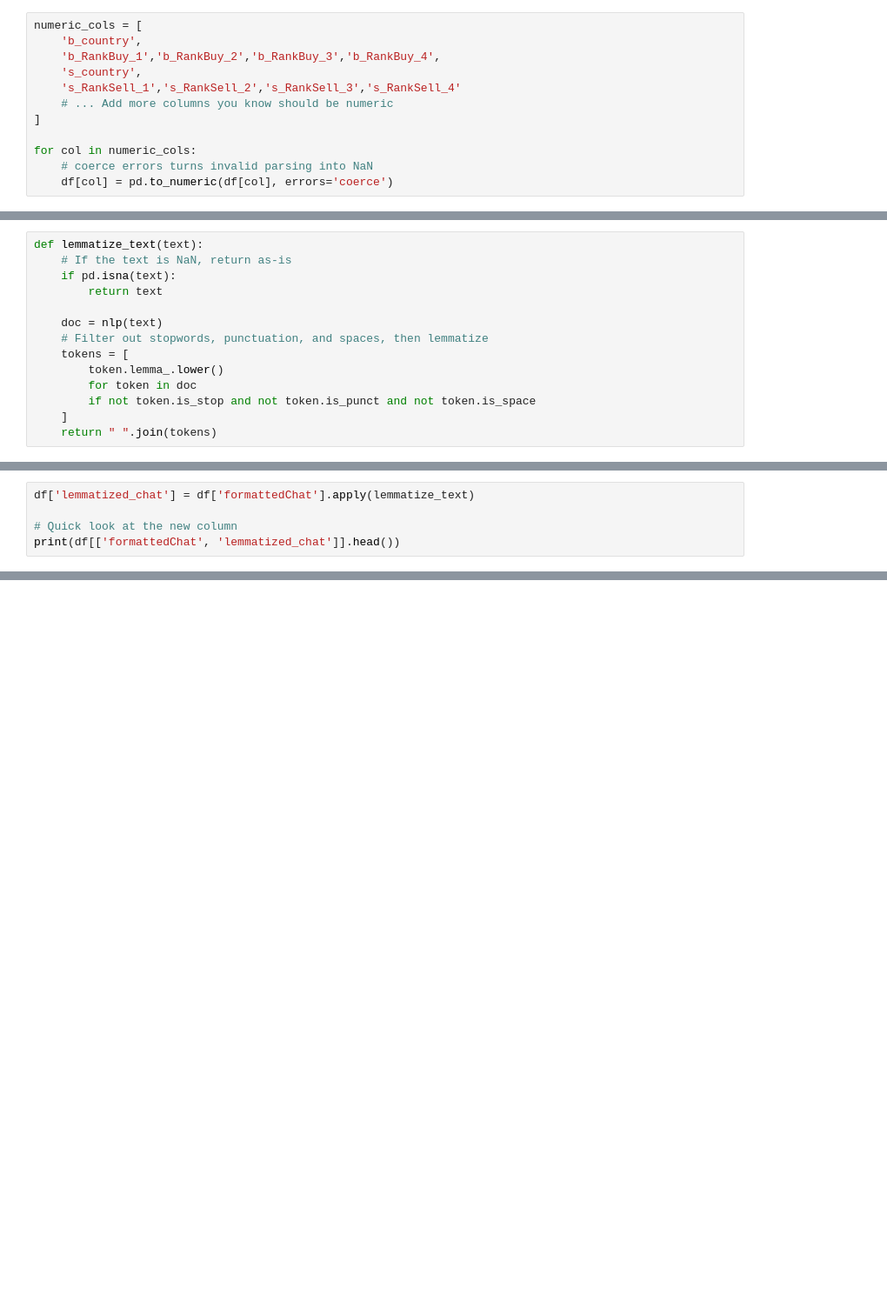
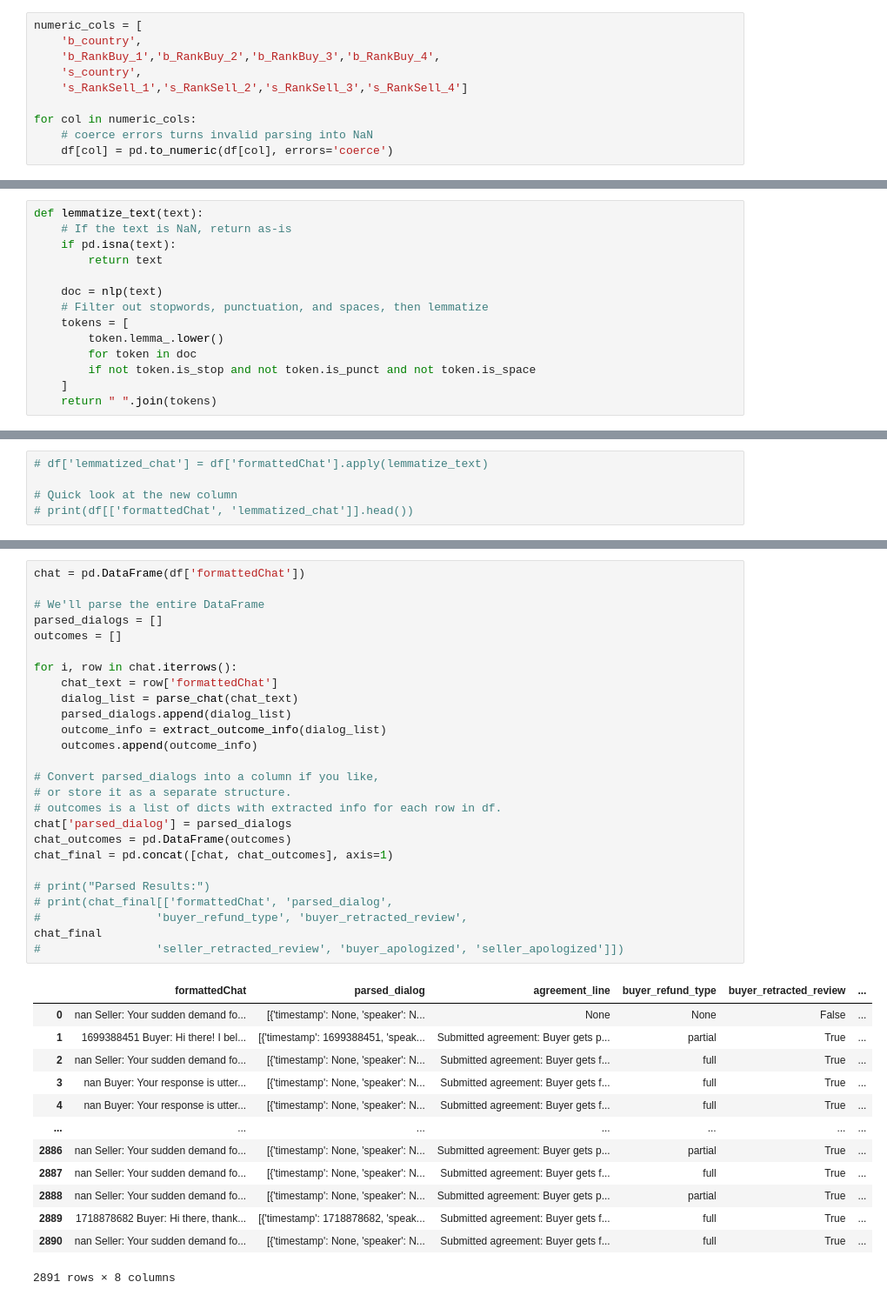
Before and after one commit to mishkin101/ConvoKit_Disputes, a Jupyter notebook: src/explore_py.ipynb, the cells around one changed output, grey strips where cells are left out. Shown: that part at 87% size. Cells and saved outputs as stored; diff of their text form; blank space fills up the shorter version.

```diff
--- a/src/explore_py.ipynb
+++ b/src/explore_py.ipynb
@@ -50,9 +49,7 @@ numeric_cols = [
     'b_country',
     'b_RankBuy_1','b_RankBuy_2','b_RankBuy_3','b_RankBuy_4',
     's_country',
-    's_RankSell_1','s_RankSell_2','s_RankSell_3','s_RankSell_4'
-    # ... Add more columns you know should be numeric
-]
+    's_RankSell_1','s_RankSell_2','s_RankSell_3','s_RankSell_4']
 
 for col in numeric_cols:
     # coerce errors turns invalid parsing into NaN
@@ -138,5 +139,5 @@ def lemmatize_text(text):
 # %%
-df['lemmatized_chat'] = df['formattedChat'].apply(lemmatize_text)
+# df['lemmatized_chat'] = df['formattedChat'].apply(lemmatize_text)
 
 # Quick look at the new column
-print(df[['formattedChat', 'lemmatized_chat']].head())
+# print(df[['formattedChat', 'lemmatized_chat']].head())
@@ -144,0 +252,40 @@ NameError: name 'nlp' is not defined
+# %%
+chat = pd.DataFrame(df['formattedChat'])
+
+# We'll parse the entire DataFrame
+parsed_dialogs = []
+outcomes = []
+
+for i, row in chat.iterrows():
+    chat_text = row['formattedChat']
+    dialog_list = parse_chat(chat_text)
+    parsed_dialogs.append(dialog_list)
+    outcome_info = extract_outcome_info(dialog_list)
+    outcomes.append(outcome_info)
+
+# Convert parsed_dialogs into a column if you like,
+# or store it as a separate structure.
+# outcomes is a list of dicts with extracted info for each row in df.
+chat['parsed_dialog'] = parsed_dialogs
+chat_outcomes = pd.DataFrame(outcomes)
+chat_final = pd.concat([chat, chat_outcomes], axis=1)
+
+# print("Parsed Results:")
+# print(chat_final[['formattedChat', 'parsed_dialog',
+#                 'buyer_refund_type', 'buyer_retracted_review',
+chat_final
+#                 'seller_retracted_review', 'buyer_apologized', 'seller_apologized']])
+# %% [output]
+|  | formattedChat | parsed_dialog | agreement_line | buyer_refund_type | buyer_retracted_review | ... |
+| 0 | nan Seller: Your sudden demand fo... | [{'timestamp': None, 'speaker': N... | None | None | False | ... |
+| 1 | 1699388451 Buyer: Hi there! I bel... | [{'timestamp': 1699388451, 'speak... | Submitted agreement: Buyer gets p... | partial | True | ... |
+| 2 | nan Seller: Your sudden demand fo... | [{'timestamp': None, 'speaker': N... | Submitted agreement: Buyer gets f... | full | True | ... |
+| 3 | nan Buyer: Your response is utter... | [{'timestamp': None, 'speaker': N... | Submitted agreement: Buyer gets f... | full | True | ... |
+| 4 | nan Buyer: Your response is utter... | [{'timestamp': None, 'speaker': N... | Submitted agreement: Buyer gets f... | full | True | ... |
+| ... | ... | ... | ... | ... | ... | ... |
+| 2886 | nan Seller: Your sudden demand fo... | [{'timestamp': None, 'speaker': N... | Submitted agreement: Buyer gets p... | partial | True | ... |
+| 2887 | nan Seller: Your sudden demand fo... | [{'timestamp': None, 'speaker': N... | Submitted agreement: Buyer gets f... | full | True | ... |
+| 2888 | nan Seller: Your sudden demand fo... | [{'timestamp': None, 'speaker': N... | Submitted agreement: Buyer gets p... | partial | True | ... |
+| 2889 | 1718878682 Buyer: Hi there, thank... | [{'timestamp': 1718878682, 'speak... | Submitted agreement: Buyer gets f... | full | True | ... |
+| 2890 | nan Seller: Your sudden demand fo... | [{'timestamp': None, 'speaker': N... | Submitted agreement: Buyer gets f... | full | True | ... |
+2891 rows × 8 columns
```
Also changed, not shown: parts of 7 cells of this notebook.
